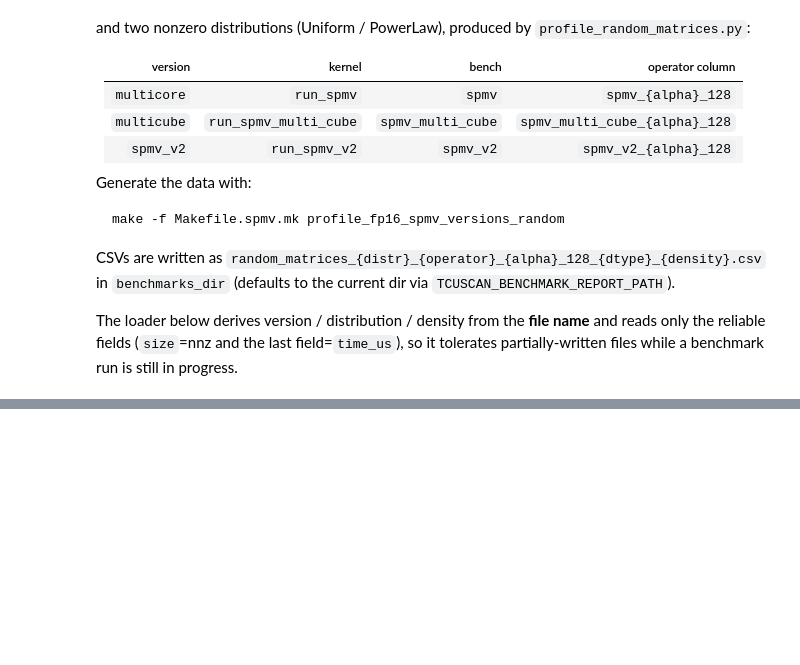
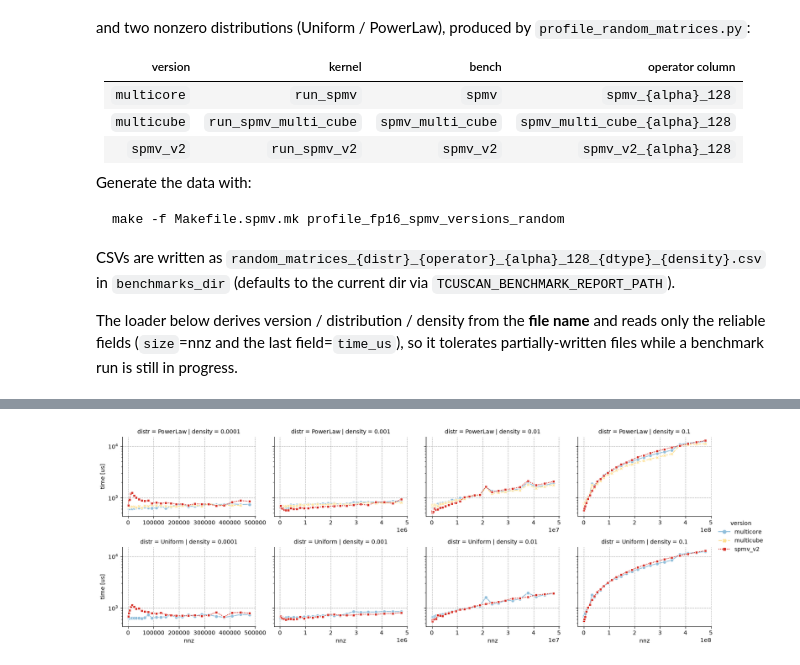
Before and after one commit to huawei-csl/pytorch-tcuscan, a Jupyter notebook: nbs/paper-plots/plt_spmv_versions_random_comparison.ipynb, the cells around one changed output, grey strips where cells are left out. Cells and saved outputs as stored; diff of their text form; code cells hidden in the pictures; blank space fills up the shorter version.

```diff
--- a/nbs/paper-plots/plt_spmv_versions_random_comparison.ipynb
+++ b/nbs/paper-plots/plt_spmv_versions_random_comparison.ipynb
@@ -84,32 +102,36 @@ rand_df.head(20)
 # %%
 # time [us] vs nnz, one line per version, faceted by distribution x density.
+# Log-log scale, x-axis shared across facets.
 palette = ["#91bfdb", "#fee090", "#d73027"]
 
 if rand_df.empty:
     print("No data to plot yet.")
 else:
     g = sns.relplot(
         data=rand_df,
         x="nnz",
         y="time_us",
         hue="version",
         hue_order=["multicore", "multicube", "spmv_v2"],
         style="version",
         markers=True,
         kind="line",
         estimator="median",
         col="density",
         row="distr",
         palette=palette,
-        facet_kws={"sharey": False},
+        facet_kws={"sharey": True, "sharex": False},
+        # facet_kws={"sharey": False},
         height=2.8,
         aspect=1.4,
     )
-    g.set(xscale="log", yscale="log")
+    g.set(yscale="log")
     for ax in g.axes.flat:
         ax.grid(linestyle="--")
     g.set_axis_labels("nnz", "time [us]")
     g.savefig("spmv_versions_random_comparison.pdf", bbox_inches="tight")
+# %% [output]
+[figure, added]
 # %%
 # Speedup of each version relative to the multicore baseline, per (distr, density, nnz).
 if rand_df.empty:
```
Also changed, not shown: parts of 2 cells of this notebook.
